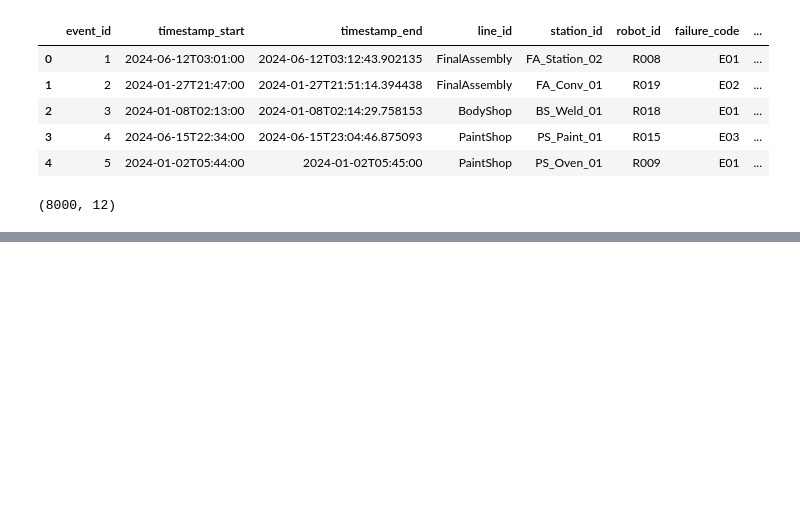
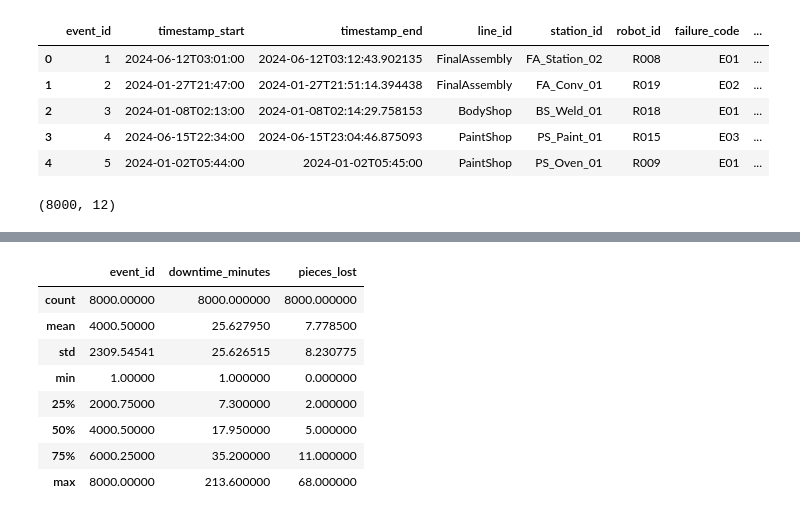
Before and after one commit to Ldesu1/Automotive-downtime-analytics, a Jupyter notebook: notebooks/01_data_cleaning.ipynb, the cells around one changed output, grey strips where cells are left out. Saved outputs shown, nothing was run; the diff lists cells and outputs as text; code cells hidden in the pictures; blank space fills up the shorter version.

```diff
--- a/notebooks/01_data_cleaning.ipynb
+++ b/notebooks/01_data_cleaning.ipynb
@@ -20,0 +41,13 @@ df.info()
+# %%
+# Basic statistics of numerical columns
+df.describe()
+# %% [output]
+|  | event_id | downtime_minutes | pieces_lost |
+| count | 8000.00000 | 8000.000000 | 8000.000000 |
+| mean | 4000.50000 | 25.627950 | 7.778500 |
+| std | 2309.54541 | 25.626515 | 8.230775 |
+| min | 1.00000 | 1.000000 | 0.000000 |
+| 25% | 2000.75000 | 7.300000 | 2.000000 |
+| 50% | 4000.50000 | 17.950000 | 5.000000 |
+| 75% | 6000.25000 | 35.200000 | 11.000000 |
+| max | 8000.00000 | 213.600000 | 68.000000 |
```
Also changed, not shown: parts of 2 cells of this notebook, 2 other files.
